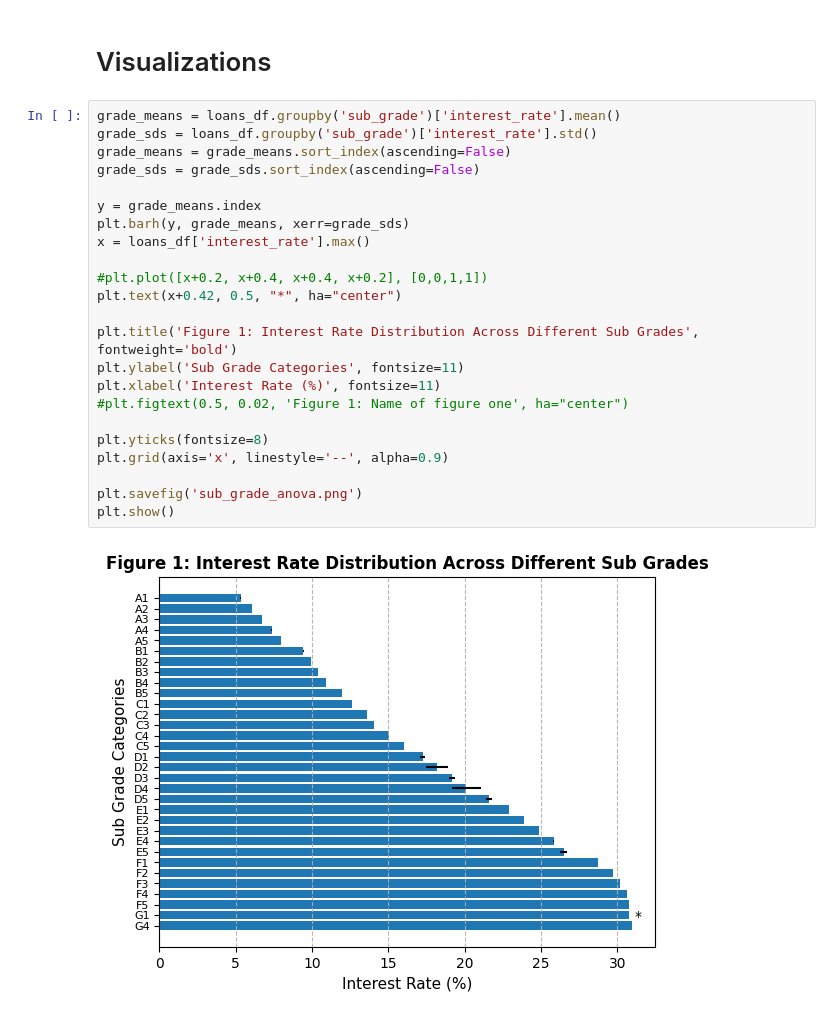
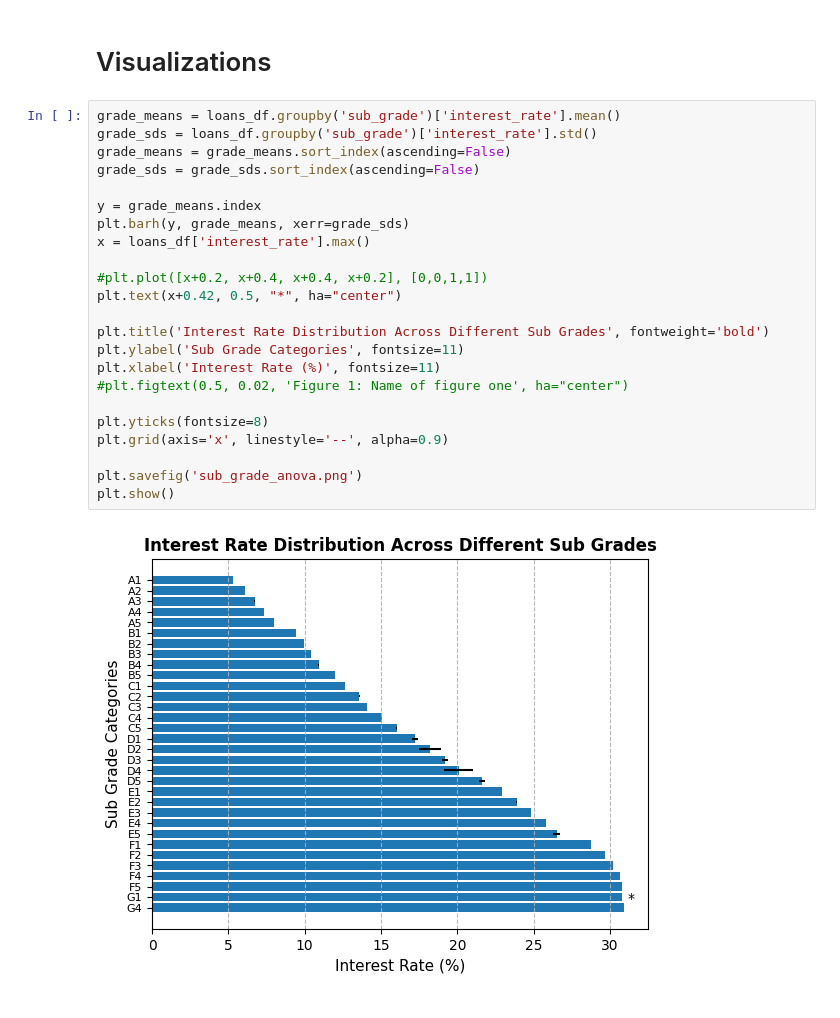
Before and after one commit to oliviaguo1234/lendingclub_loans, a Jupyter notebook: OliviaGuo_loans.ipynb, the cells around one changed output. Cells and saved outputs as stored; diff of their text form.

```diff
--- a/OliviaGuo_loans.ipynb
+++ b/OliviaGuo_loans.ipynb
@@ -1167,28 +1169,28 @@ Testing Data R2: 0.914675377141772
 # %%
 grade_means = loans_df.groupby('sub_grade')['interest_rate'].mean()
 grade_sds = loans_df.groupby('sub_grade')['interest_rate'].std()
 grade_means = grade_means.sort_index(ascending=False)
 grade_sds = grade_sds.sort_index(ascending=False)
 
 y = grade_means.index
 plt.barh(y, grade_means, xerr=grade_sds)
 x = loans_df['interest_rate'].max()
 
 #plt.plot([x+0.2, x+0.4, x+0.4, x+0.2], [0,0,1,1])
 plt.text(x+0.42, 0.5, "*", ha="center")
 
-plt.title('Figure 1: Interest Rate Distribution Across Different Sub Grades', fontweight='bold')
+plt.title('Interest Rate Distribution Across Different Sub Grades', fontweight='bold')
 plt.ylabel('Sub Grade Categories', fontsize=11)
 plt.xlabel('Interest Rate (%)', fontsize=11)
 #plt.figtext(0.5, 0.02, 'Figure 1: Name of figure one', ha="center")
 
 plt.yticks(fontsize=8)
 plt.grid(axis='x', linestyle='--', alpha=0.9)
 
 plt.savefig('sub_grade_anova.png')
 plt.show()
 # %% [output]
-[figure, old version]
+[figure, new version]
 # %%
 #scatterplot to show predicted vs actual interest rates
 plt.scatter(y_test, pred, alpha=0.3)
```
Also changed, not shown: parts of 5 cells of this notebook.
